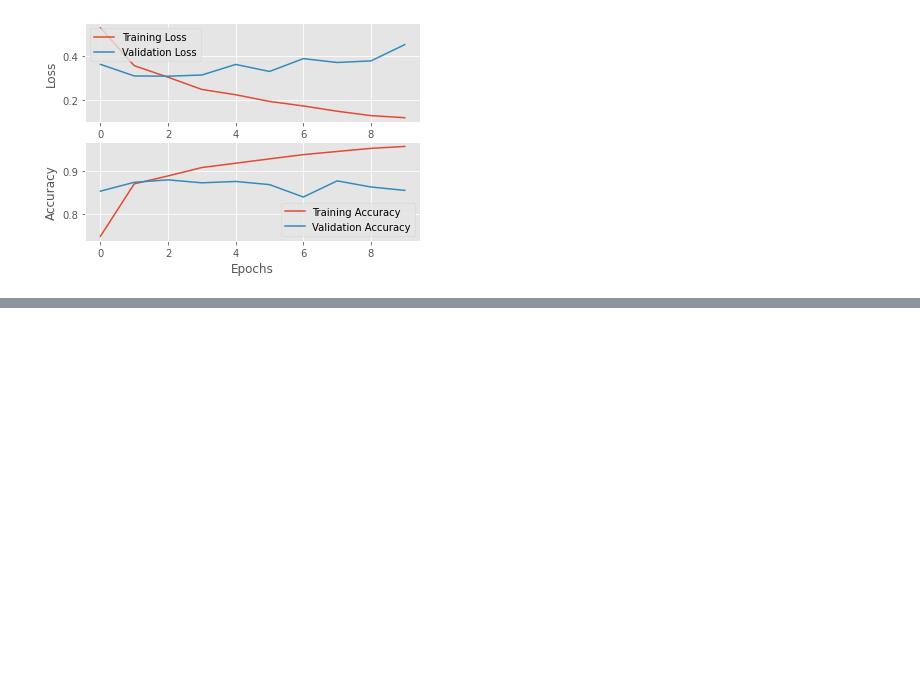
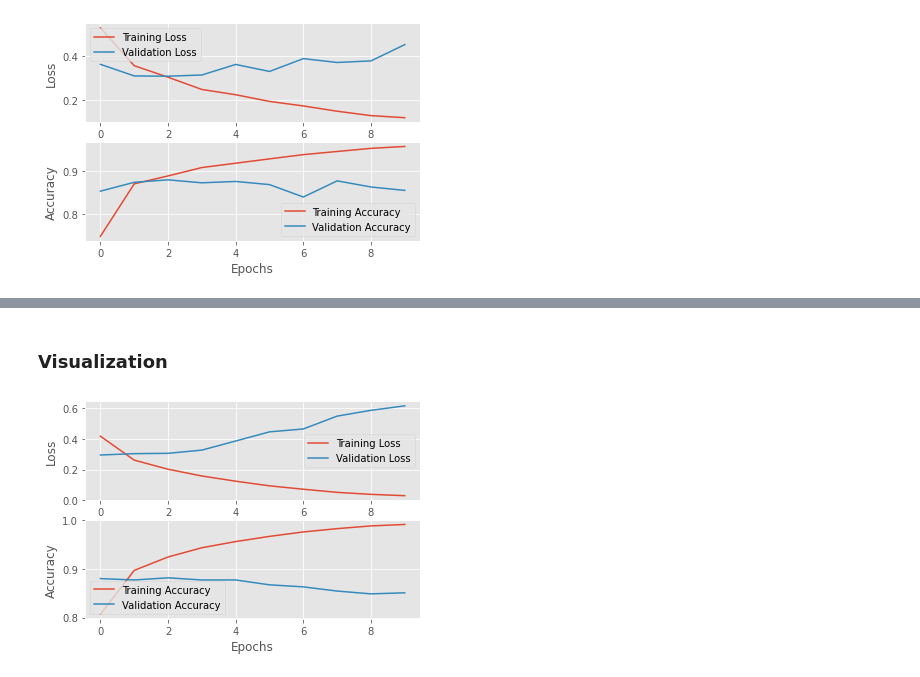
Before and after one commit to issa-rajabu-juma/textlab, a Jupyter notebook: notebooks/text_lab.ipynb, the cells around one changed output, grey strips where cells are left out. Cells and saved outputs as stored; diff of their text form; code cells hidden in the pictures; blank space fills up the shorter version.

```diff
--- a/notebooks/text_lab.ipynb
+++ b/notebooks/text_lab.ipynb
@@ -685,0 +805,4 @@ plot_loss_accuracy(history_lstm.history, IMDB_LSTM_OUTPUT)
+# %%
+# load a model and run a test
+model = keras.models.load_model('lstm_with_embeddings.keras')
+print(f'{model.evaluate(test_ds)[1]:.3f}')
@@ -685,0 +840,3 @@ plot_loss_accuracy(history_lstm.history, IMDB_LSTM_OUTPUT)
+# %%
+model = get_lstm_with_embeddings(mask_zero=True)
+model.summary()
@@ -685,0 +864,3 @@ plot_loss_accuracy(history_lstm.history, IMDB_LSTM_OUTPUT)
+# %%
+callbacks = [keras.callbacks.ModelCheckpoint('masked_embeddings.keras', save_best_only=True)]
+history_masked = model.fit(train_ds, validation_data=val_ds, epochs=EPOCHS, callbacks=callbacks)
@@ -685,0 +910,6 @@ plot_loss_accuracy(history_lstm.history, IMDB_LSTM_OUTPUT)
+# %% [markdown]
+### Visualization
+# %%
+plot_loss_accuracy(history_masked.history, IMDB_MASKED_OUTPUT)
+# %% [output]
+[figure, added]
```
Also changed, not shown: parts of 24 cells of this notebook.
